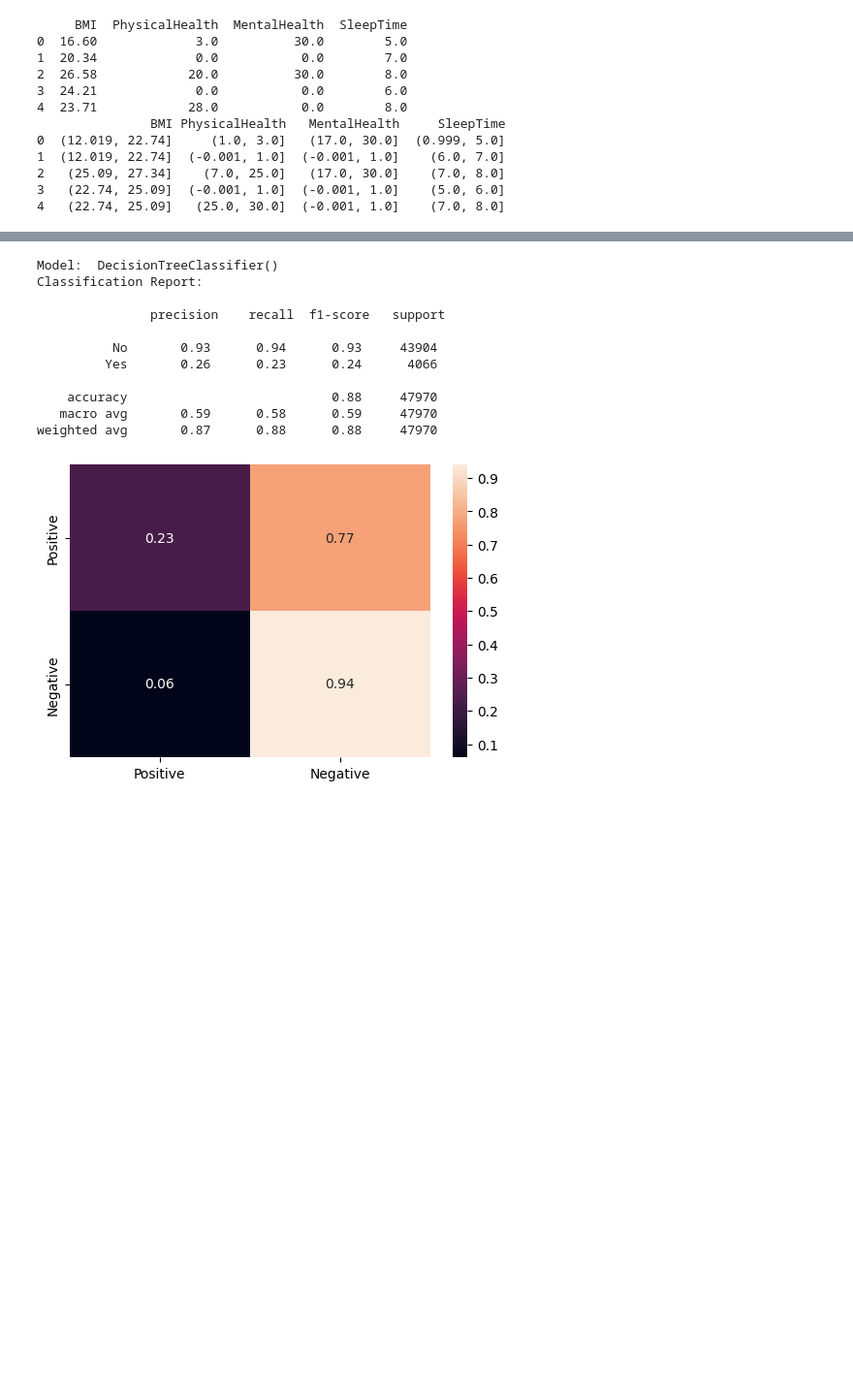
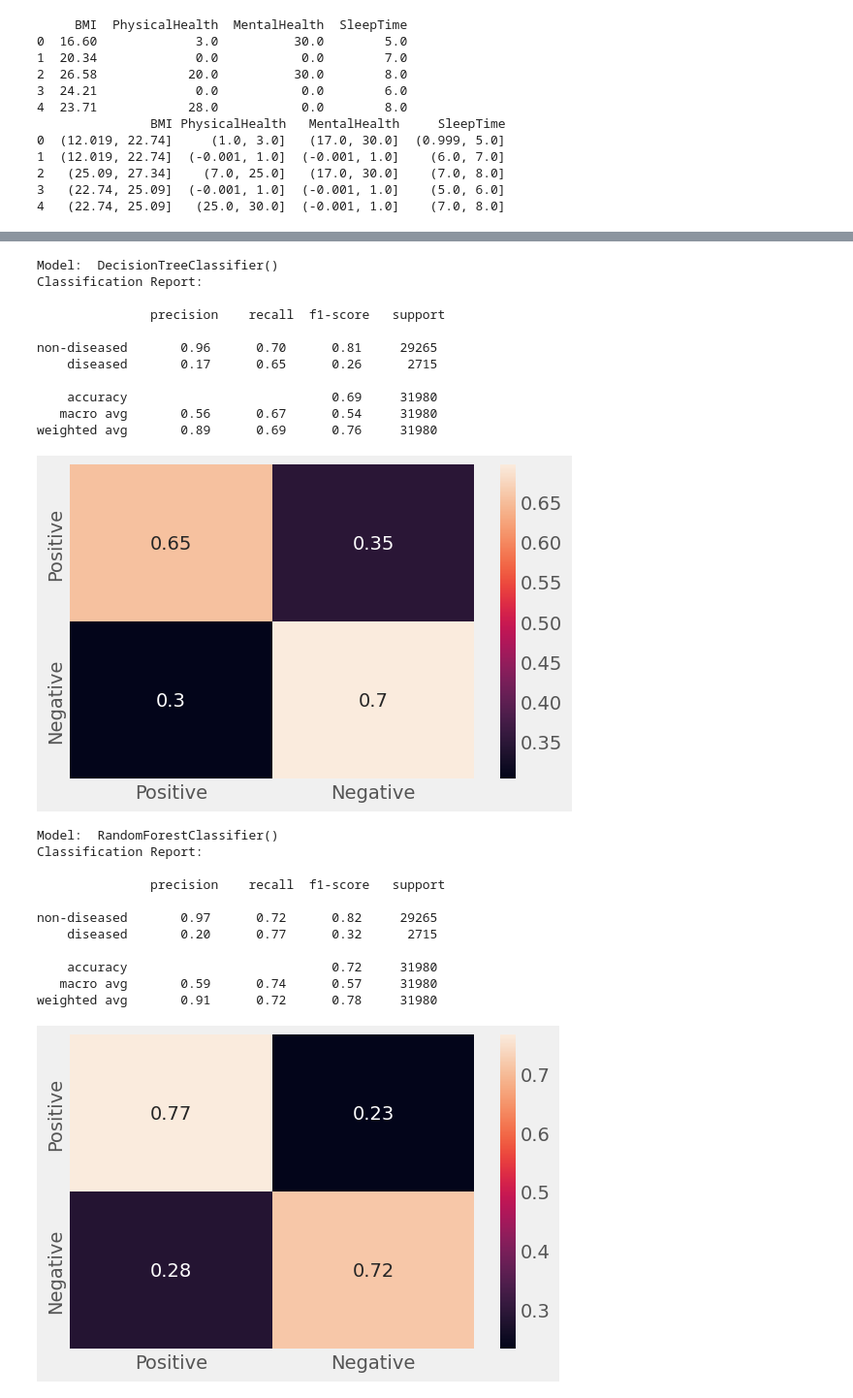
Before and after one commit to melihocakci/heart-disease-prediction, a Jupyter notebook: predict.ipynb, the cells around one changed output, grey strips where cells are left out. Shown: that part at 97% size. Saved outputs shown, nothing was run; the diff lists cells and outputs as text; code cells hidden in the pictures; blank space fills up the shorter version.

```diff
--- a/predict.ipynb
+++ b/predict.ipynb
@@ -107,19 +102,20 @@ model.fit(x_train, y_train)
 
 y_pred = model.predict(x_test)
 
-report = classification_report(y_test, y_pred, target_names=['No','Yes'], output_dict=True)
+dtreport = classification_report(y_test, y_pred, target_names=['non-diseased','diseased'], output_dict=True)
 
 print("Model: ", model)
-print('Classification Report:\n\n', classification_report(y_test, y_pred, target_names=['No','Yes']))
+print('Classification Report:\n\n', classification_report(y_test, y_pred, target_names=['non-diseased','diseased']))
 
 mat = confusion_matrix(y_test, y_pred, labels=[1,0], normalize='true')
 
 df_cm = pd.DataFrame(mat, index = ['Positive', 'Negative'], columns = ['Positive', 'Negative'])
 plt.figure(dpi=100)
+plt.style.use('fivethirtyeight')
 
 sn.heatmap(df_cm, annot=True)
 
-plt.savefig('fig/categorical.png', bbox_inches='tight')
+plt.savefig('fig/decisiontree.png', bbox_inches='tight')
 plt.show()
 # %% [output]
 Model:  DecisionTreeClassifier()
@@ -127,11 +123,46 @@ Classification Report:
 
                precision    recall  f1-score   support
 
-          No       0.93      0.94      0.93     43904
-         Yes       0.26      0.23      0.24      4066
+non-diseased       0.96      0.70      0.81     29265
+    diseased       0.17      0.65      0.26      2715
 
-    accuracy                           0.88     47970
-   macro avg       0.59      0.58      0.59     47970
-weighted avg       0.87      0.88      0.88     47970
+    accuracy                           0.69     31980
+   macro avg       0.56      0.67      0.54     31980
+weighted avg       0.89      0.69      0.76     31980
-[figure, old version]
+[figure, new version]
+# %%
+model = RandomForestClassifier()
+
+model.fit(x_train, y_train)
+
+y_pred = model.predict(x_test)
+
+rfreport = classification_report(y_test, y_pred, target_names=['non-diseased','diseased'], output_dict=True)
+
+print("Model: ", model)
+print('Classification Report:\n\n', classification_report(y_test, y_pred, target_names=['non-diseased','diseased']))
+
+mat = confusion_matrix(y_test, y_pred, labels=[1,0], normalize='true')
+
+df_cm = pd.DataFrame(mat, index = ['Positive', 'Negative'], columns = ['Positive', 'Negative'])
+plt.figure(dpi=100)
+plt.style.use('fivethirtyeight')
+
+sn.heatmap(df_cm, annot=True)
+
+plt.savefig('fig/randomforest.png', bbox_inches='tight')
+plt.show()
+# %% [output]
+Model:  RandomForestClassifier()
+Classification Report:
+
+               precision    recall  f1-score   support
+
+non-diseased       0.97      0.72      0.82     29265
+    diseased       0.20      0.77      0.32      2715
+
+    accuracy                           0.72     31980
+   macro avg       0.59      0.74      0.57     31980
+weighted avg       0.91      0.72      0.78     31980
+[figure, added]
 # %%
```
Also changed, not shown: parts of 6 cells of this notebook, 11 other files.
